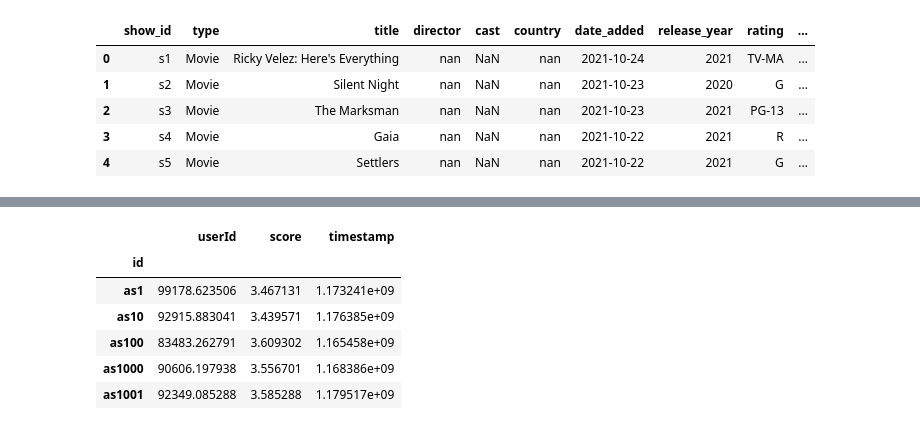
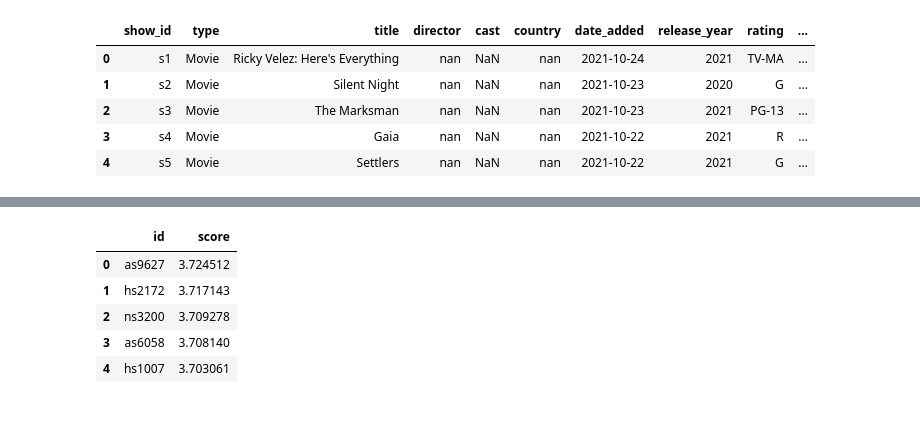
Before and after one commit to josefinaloyola/Proyecto-Individual-1, a Jupyter notebook: ProyectoI.ipynb, the cells around one changed output, grey strips where cells are left out. Drawn from its saved outputs; the diff is of its cells as text; code cells hidden in the pictures.

```diff
--- a/ProyectoI.ipynb
+++ b/ProyectoI.ipynb
@@ -192,12 +175,0 @@ df_scores.rename(columns = {'rating':'score'}, inplace = True)
-# %%
-#Calculo el score por película xq hay varios usuarios que dan puntaje a la misma peli
-scores_mean = df_scores.groupby(['id']).mean()
-scores_mean.head(5)
-# %% [output]
-|  | userId | score | timestamp |
-| id |  |  |  |
-| as1 | 99178.623506 | 3.467131 | 1.173241e+09 |
-| as10 | 92915.883041 | 3.439571 | 1.176385e+09 |
-| as100 | 83483.262791 | 3.609302 | 1.165458e+09 |
-| as1000 | 90606.197938 | 3.556701 | 1.168386e+09 |
-| as1001 | 92349.085288 | 3.585288 | 1.179517e+09 |
@@ -208,2 +176,14 @@ scores_mean.drop('timestamp', axis=1, inplace=True)
+# %%
+#Creo el df de score con el .csv que tiene los scores promedio
+df_scores = pd.read_csv('scores_data.csv')
+# %%
+df_scores.head(5)
+# %% [output]
+|  | id | score |
+| 0 | as9627 | 3.724512 |
+| 1 | hs2172 | 3.717143 |
+| 2 | ns3200 | 3.709278 |
+| 3 | as6058 | 3.708140 |
+| 4 | hs1007 | 3.703061 |
 # %%
 #Uno la tabla scores con la tabla de plataformas
```
Also changed, not shown: parts of 20 cells of this notebook, 1 other file.
